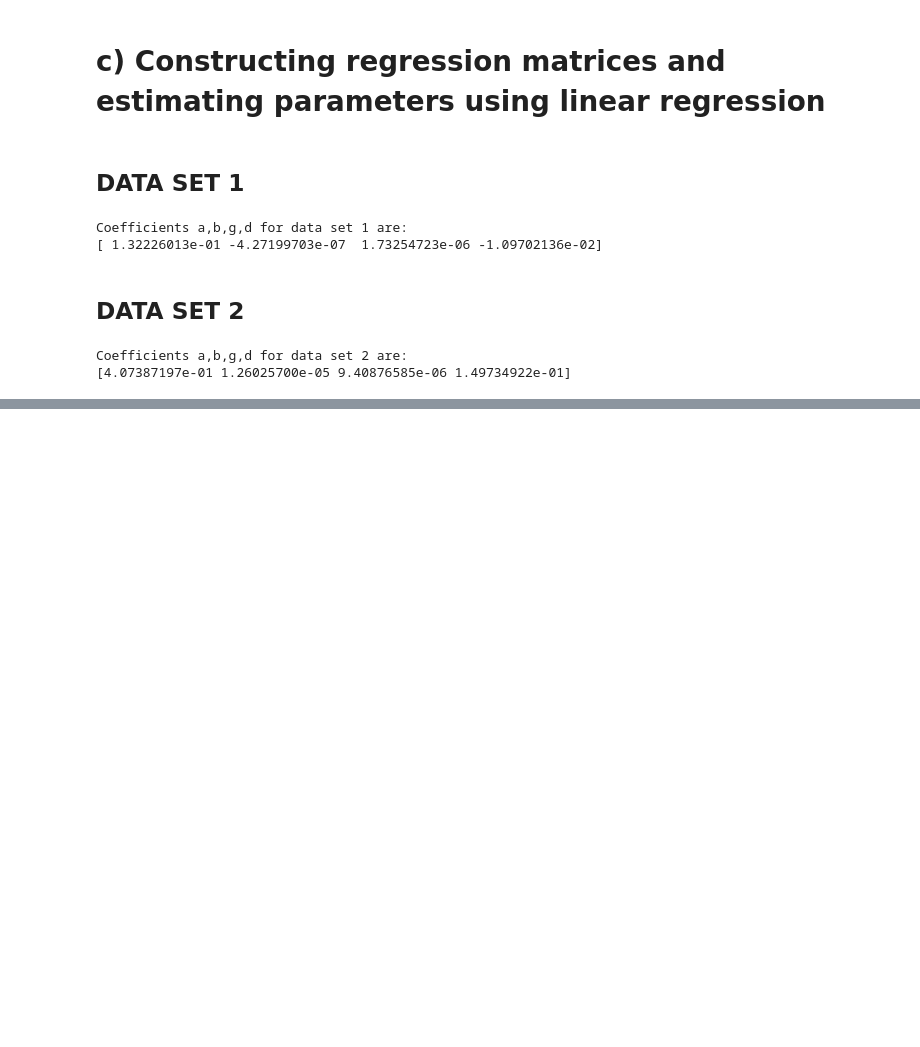
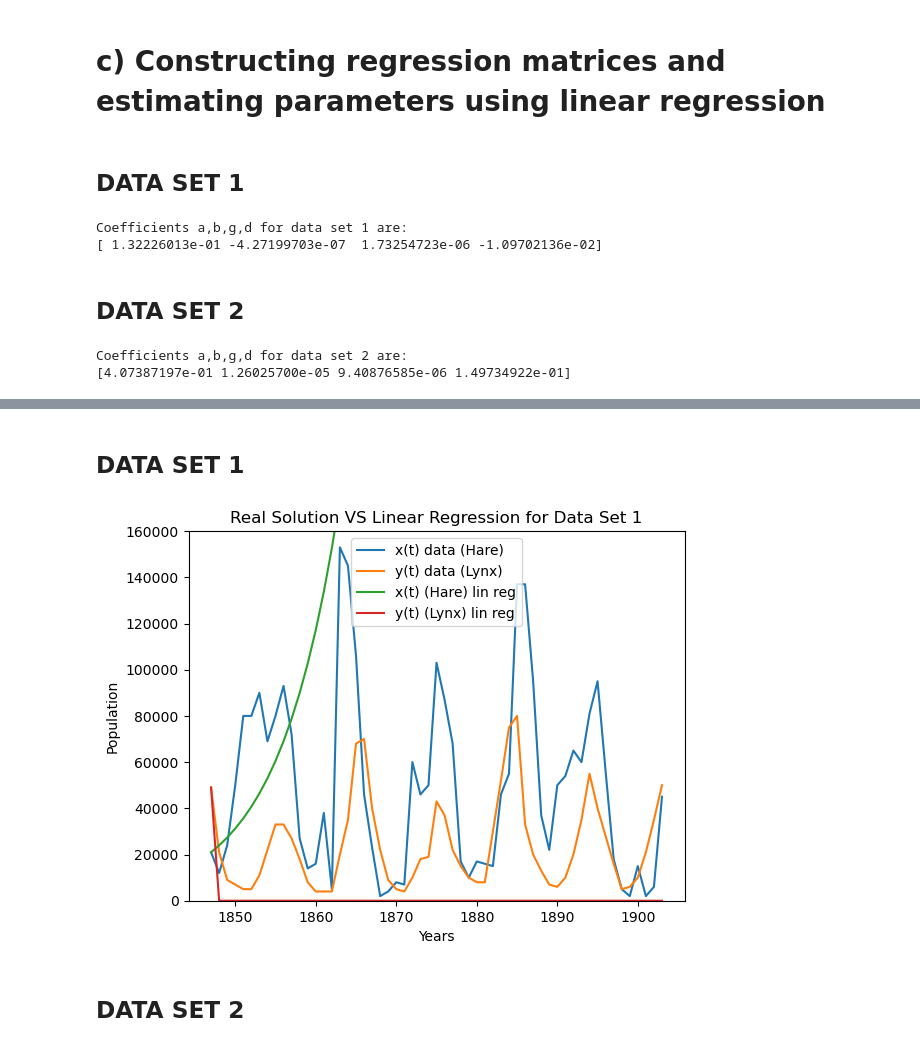
Before and after one commit to HannaKarwowska/Scientific-Machine-Learning-PSI-2026, a Jupyter notebook: Homework/My Homeworks 2/HW2_Hanna.ipynb, the cells around one changed output, grey strips where cells are left out. Saved outputs shown, nothing was run; the diff lists cells and outputs as text; code cells hidden in the pictures; blank space fills up the shorter version.

```diff
--- a/Homework/My Homeworks 2/HW2_Hanna.ipynb
+++ b/Homework/My Homeworks 2/HW2_Hanna.ipynb
@@ -659,0 +701,28 @@ Coefficients a,b,g,d for data set 2 are:
+# %% [markdown]
+## DATA SET 1
+# %%
+x0_ds1 = x_data_ds1[0]
+y0_ds1 = y_data_ds1[0]
+
+x_plot_ds1, y_plot_ds1 = simulation(parms1,x0_ds1,y0_ds1,t_data_ds1)
+# %%
+#Plot
+
+fig, ax = plt.subplots()
+ax.plot(t_data_ds1, x_data_ds1, label="x(t) data (Hare)")
+ax.plot(t_data_ds1, y_data_ds1, label="y(t) data (Lynx)")
+ax.plot(t_data_ds1, x_plot_ds1, label="x(t) (Hare) lin reg")
+ax.plot(t_data_ds1, y_plot_ds1, label="y(t) (Lynx) lin reg")
+
+ax.set_title("Real Solution VS Linear Regression for Data Set 1")
+ax.set_xlabel("Years")
+ax.set_ylabel("Population")
+ax.set_ylim(0, 160000)
+ax.legend()
+
+fig.savefig("Linear_regression_data_set1.png")
+plt.show()
+# %% [output]
+[figure, added]
+# %% [markdown]
+## DATA SET 2
```
Also changed, not shown: parts of 6 cells of this notebook, 2 other files.
